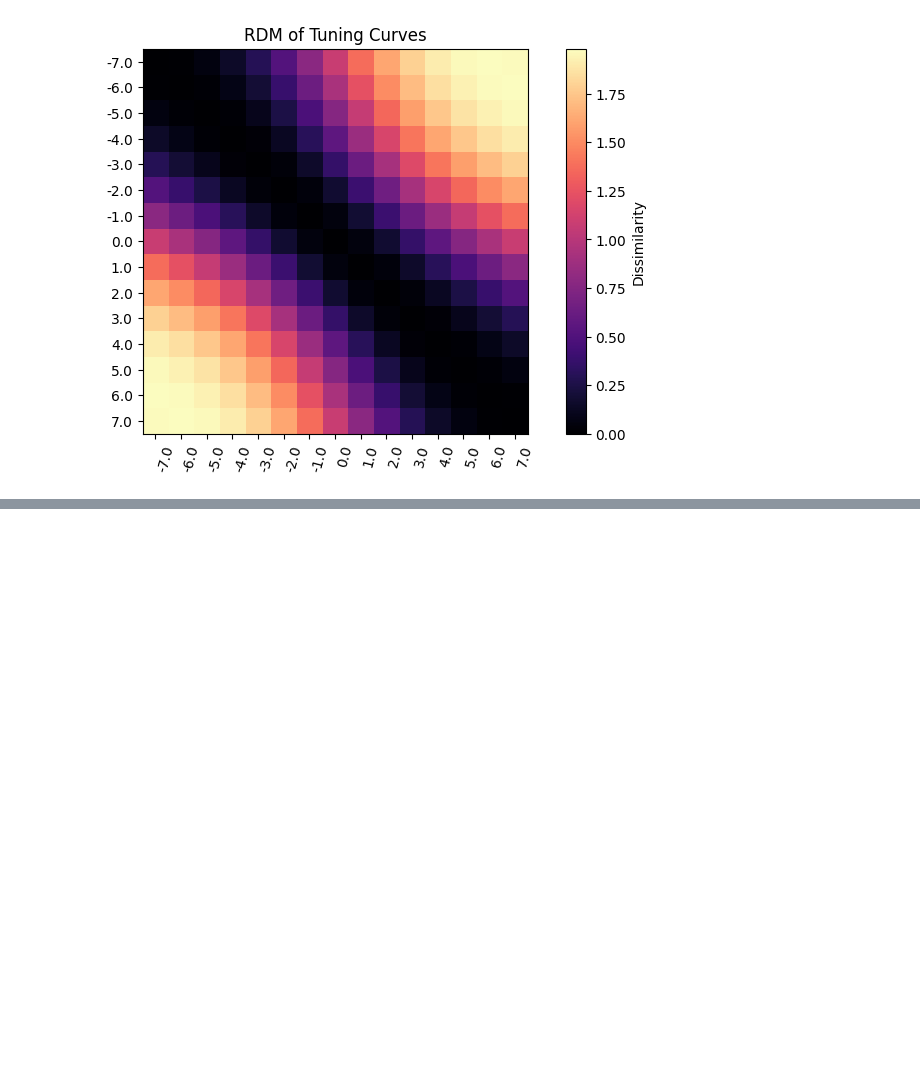
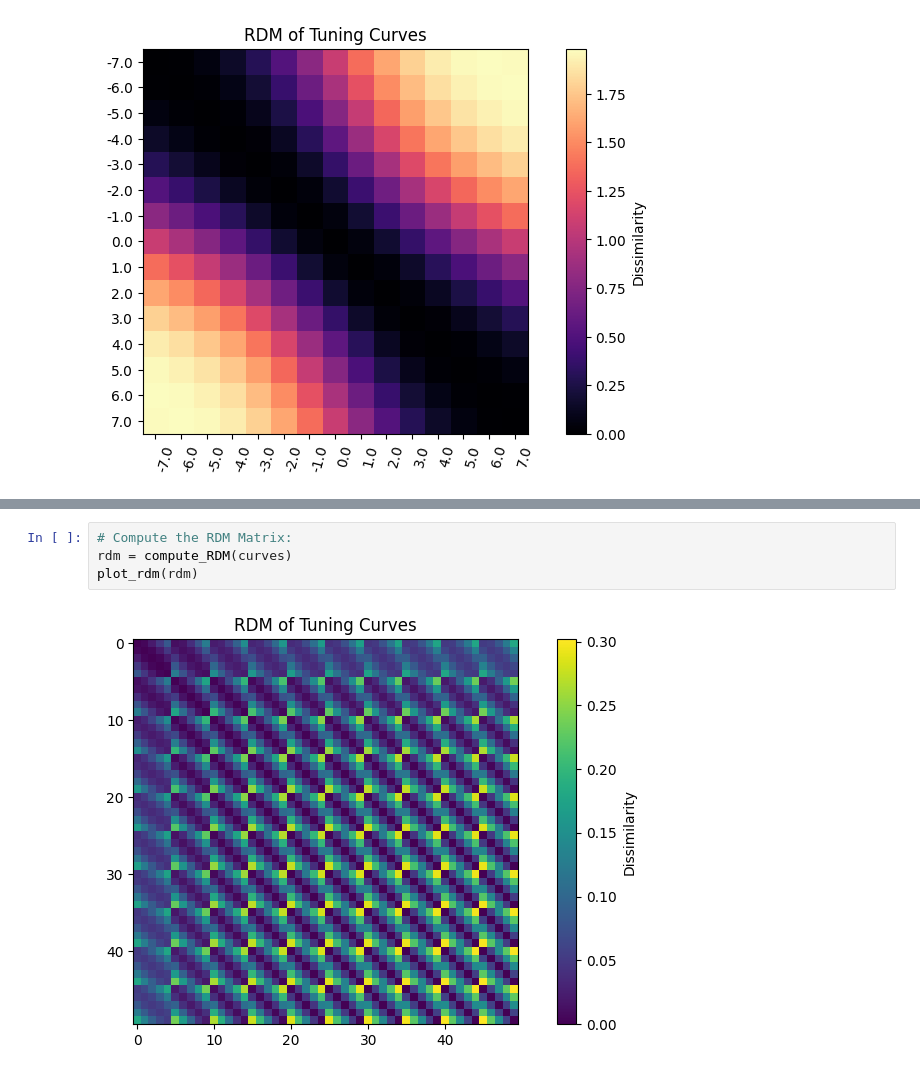
Before and after one commit to rates37/Build-Your-Own-Embedding, a Jupyter notebook: notebooks/neuronal_tuning_curves.ipynb, the cells around one changed output, grey strips where cells are left out. Drawn from its saved outputs; the diff is of its cells as text; blank space fills up the shorter version.

```diff
--- a/notebooks/neuronal_tuning_curves.ipynb
+++ b/notebooks/neuronal_tuning_curves.ipynb
@@ -268,0 +317,6 @@ plot_rdm(compute_RDM(curves), cmap='magma', labels=labels)
+# %%
+# Compute the RDM Matrix:
+rdm = compute_RDM(curves)
+plot_rdm(rdm)
+# %% [output]
+[figure, added]
```
Also changed, not shown: parts of 4 cells of this notebook.
